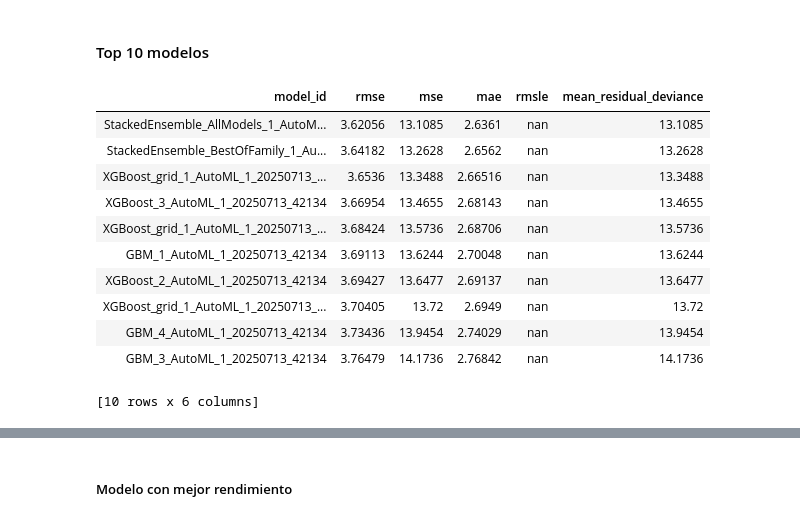
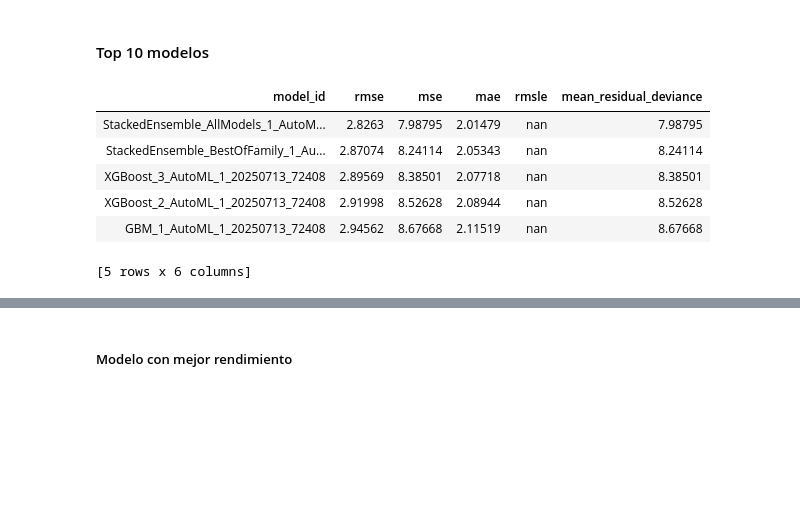
Before and after one commit to Giorgio6846/BigData-TF, a Jupyter notebook: model_training.ipynb, the cells around one changed output, grey strips where cells are left out. Saved outputs shown, nothing was run; the diff lists cells and outputs as text; code cells hidden in the pictures; blank space fills up the shorter version.

```diff
--- a/model_training.ipynb
+++ b/model_training.ipynb
@@ -55,6 +46,3 @@ Parse progress: |█████████████████████
-# %%
-for col in ['store_and_fwd_flag', 'payment_type']:
-    df_h2o[col] = df_h2o[col].asfactor()
 # %% [markdown]
 ## Descripcion del dataset entero
 # %%
@@ -160,23 +312,6 @@ dataset_small['total_amount'].hist(breaks=50)
 # %% [markdown]
 # Entrenamiento
 # %%
-# Select features for each model
-# For trip duration, use mainly trip and location features
-duration_features = [
-    'passenger_count', 'trip_distance',
-    'pickup_longitude', 'pickup_latitude',
-    'dropoff_longitude', 'dropoff_latitude',
-    'store_and_fwd_flag'
-]
-
-# For fare amount, use trip, location, and payment-related features
-fare_features = [
-    'passenger_count', 'trip_distance',
-    'pickup_longitude', 'pickup_latitude',
-    'dropoff_longitude', 'dropoff_latitude',
-    'store_and_fwd_flag', 'payment_type',
-]
-
 # Targets
 target_duration = 'trip_duration_min'
 target_fare = 'fare_amount'
@@ -185,13 +320,13 @@ target_fare = 'fare_amount'
 train, valid = dataset_small.split_frame(ratios=[0.8], seed=42)
 
 # Model 1: Predict trip duration
-aml_duration = H2OAutoML(max_models=20, seed=1, nfolds=5)
-aml_duration.train(x=duration_features, y=target_duration, training_frame=train, validation_frame=valid)
+aml_duration = H2OAutoML(max_models=10, seed=1, nfolds=5)
+aml_duration.train(x=FeaturesModeloTiempo, y=target_duration, training_frame=train, validation_frame=valid)
 duration_model = aml_duration.leader
 
 # Model 2: Predict fare amount
-aml_fare = H2OAutoML(max_models=20, seed=2, nfolds=5)
-aml_fare.train(x=fare_features, y=target_fare, training_frame=train, validation_frame=valid)
+aml_fare = H2OAutoML(max_models=10, seed=2, nfolds=5)
+aml_fare.train(x=FeaturesModeloCosto, y=target_fare, training_frame=train, validation_frame=valid)
 fare_model = aml_fare.leader
 # %% [output]
 AutoML progress: |
@@ -209,20 +344,15 @@ AutoML progress: |
 # %% [markdown]
 #### Top 10 modelos
 # %%
-aml_duration.leaderboard.head(10)
+aml_duration.leaderboard.head(5)
 # %% [output]
 | model_id | rmse | mse | mae | rmsle | mean_residual_deviance |
-| StackedEnsemble_AllModels_1_AutoM... | 3.62056 | 13.1085 | 2.6361 | nan | 13.1085 |
-| StackedEnsemble_BestOfFamily_1_Au... | 3.64182 | 13.2628 | 2.6562 | nan | 13.2628 |
-| XGBoost_grid_1_AutoML_1_20250713_... | 3.6536 | 13.3488 | 2.66516 | nan | 13.3488 |
-| XGBoost_3_AutoML_1_20250713_42134 | 3.66954 | 13.4655 | 2.68143 | nan | 13.4655 |
-| XGBoost_grid_1_AutoML_1_20250713_... | 3.68424 | 13.5736 | 2.68706 | nan | 13.5736 |
-| GBM_1_AutoML_1_20250713_42134 | 3.69113 | 13.6244 | 2.70048 | nan | 13.6244 |
-| XGBoost_2_AutoML_1_20250713_42134 | 3.69427 | 13.6477 | 2.69137 | nan | 13.6477 |
-| XGBoost_grid_1_AutoML_1_20250713_... | 3.70405 | 13.72 | 2.6949 | nan | 13.72 |
-| GBM_4_AutoML_1_20250713_42134 | 3.73436 | 13.9454 | 2.74029 | nan | 13.9454 |
-| GBM_3_AutoML_1_20250713_42134 | 3.76479 | 14.1736 | 2.76842 | nan | 14.1736 |
+| StackedEnsemble_AllModels_1_AutoM... | 2.8263 | 7.98795 | 2.01479 | nan | 7.98795 |
+| StackedEnsemble_BestOfFamily_1_Au... | 2.87074 | 8.24114 | 2.05343 | nan | 8.24114 |
+| XGBoost_3_AutoML_1_20250713_72408 | 2.89569 | 8.38501 | 2.07718 | nan | 8.38501 |
+| XGBoost_2_AutoML_1_20250713_72408 | 2.91998 | 8.52628 | 2.08944 | nan | 8.52628 |
+| GBM_1_AutoML_1_20250713_72408 | 2.94562 | 8.67668 | 2.11519 | nan | 8.67668 |
-[10 rows x 6 columns]
+[5 rows x 6 columns]
 # %%
 duration_model
 # %% [output]
```
Also changed, not shown: parts of 32 cells of this notebook, 1 other file.
